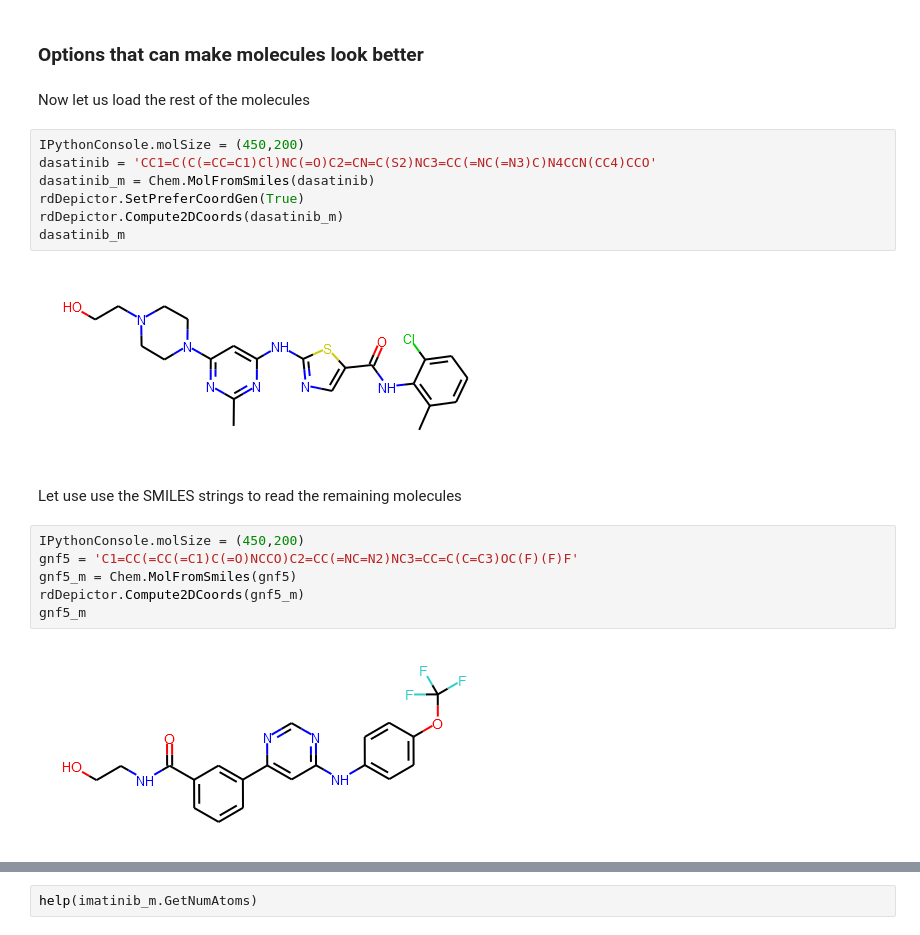
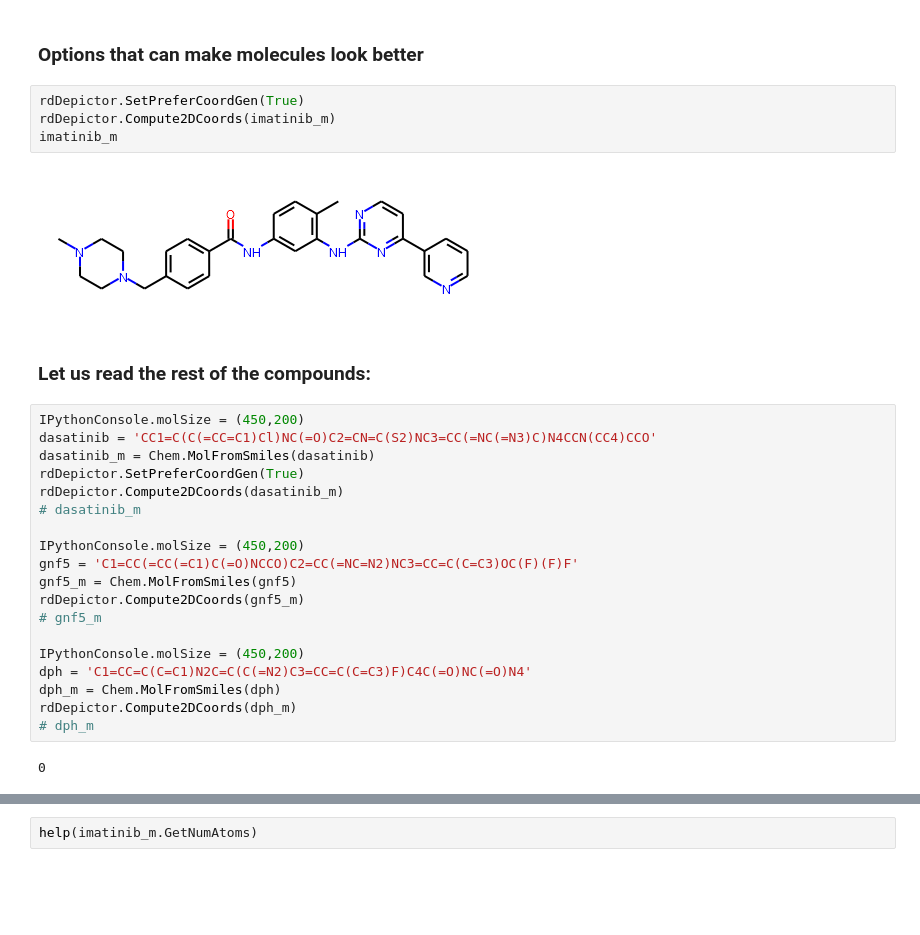
Before and after one commit to ravichas/SRWkshp1, a Jupyter notebook: GeneratingMolecularFeatures.ipynb, the cells around one changed output, grey strips where cells are left out. Saved outputs shown, nothing was run; the diff lists cells and outputs as text; blank space fills up the shorter version.

```diff
--- a/GeneratingMolecularFeatures.ipynb
+++ b/GeneratingMolecularFeatures.ipynb
@@ -121,24 +89,32 @@ imatinib_m
 [figure]
 # %% [markdown]
 ### Options that can make molecules look better
+# %%
+rdDepictor.SetPreferCoordGen(True)
+rdDepictor.Compute2DCoords(imatinib_m)
+imatinib_m
+# %% [output]
+[figure, added]
 # %% [markdown]
-Now let us load the rest of the molecules
+### Let us read the rest of the compounds:
 # %%
 IPythonConsole.molSize = (450,200)
 dasatinib = 'CC1=C(C(=CC=C1)Cl)NC(=O)C2=CN=C(S2)NC3=CC(=NC(=N3)C)N4CCN(CC4)CCO'
 dasatinib_m = Chem.MolFromSmiles(dasatinib)
 rdDepictor.SetPreferCoordGen(True)
 rdDepictor.Compute2DCoords(dasatinib_m)
-dasatinib_m
+# dasatinib_m
+
+IPythonConsole.molSize = (450,200)
+gnf5 = 'C1=CC(=CC(=C1)C(=O)NCCO)C2=CC(=NC=N2)NC3=CC=C(C=C3)OC(F)(F)F'
+gnf5_m = Chem.MolFromSmiles(gnf5)
+rdDepictor.Compute2DCoords(gnf5_m)
+# gnf5_m
+
+IPythonConsole.molSize = (450,200)
+dph = 'C1=CC=C(C=C1)N2C=C(C(=N2)C3=CC=C(C=C3)F)C4C(=O)NC(=O)N4'
+dph_m = Chem.MolFromSmiles(dph)
+rdDepictor.Compute2DCoords(dph_m)
+# dph_m
 # %% [output]
-[figure, removed]
+0
-# %% [markdown]
-Let use use the SMILES strings to read the remaining molecules
-# %%
-IPythonConsole.molSize = (450,200)
-gnf5 = 'C1=CC(=CC(=C1)C(=O)NCCO)C2=CC(=NC=N2)NC3=CC=C(C=C3)OC(F)(F)F'
-gnf5_m = Chem.MolFromSmiles(gnf5)
-rdDepictor.Compute2DCoords(gnf5_m)
-gnf5_m
-# %% [output]
-[figure, removed]
```
Also changed, not shown: parts of 76 cells of this notebook, 5 other files.
